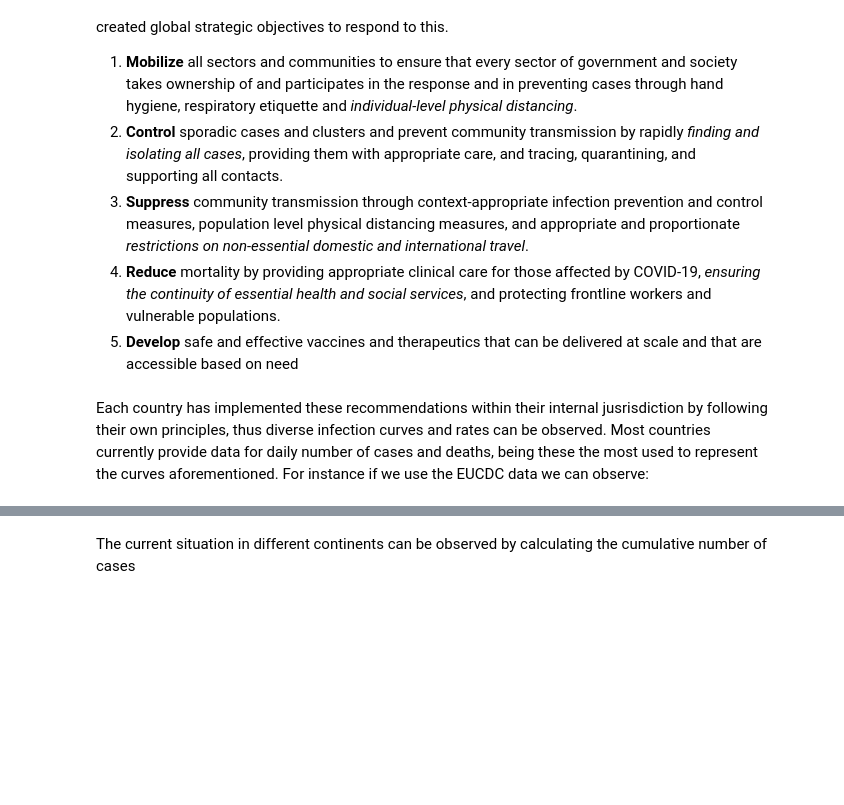
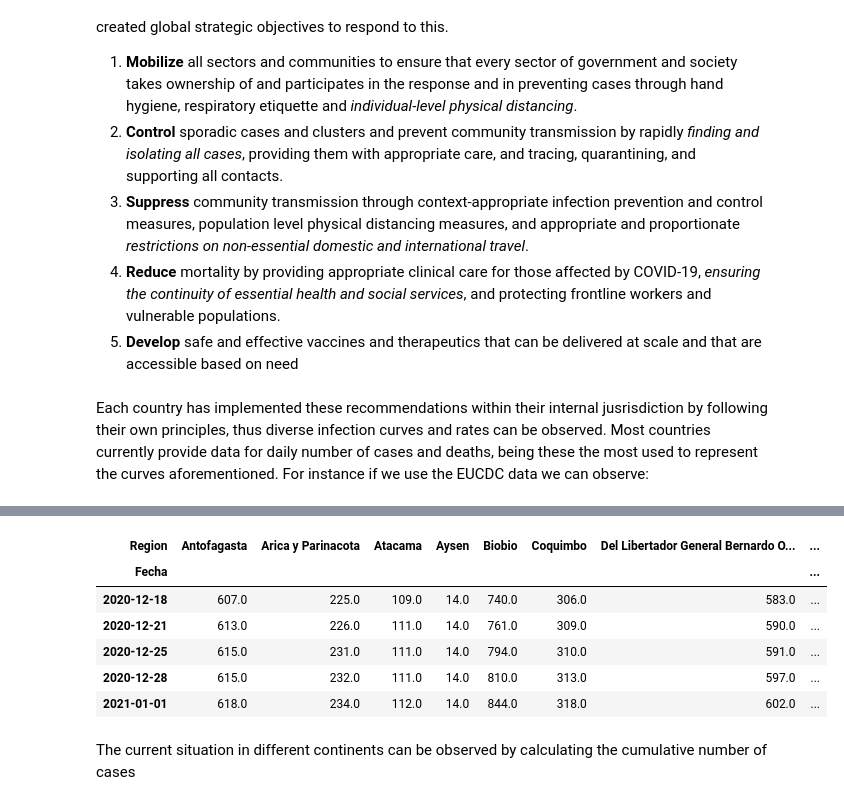
Before and after one commit to millacurafa/seird-model-dashboard, a Jupyter notebook: CovidChile2020.ipynb, the cells around one changed output, grey strips where cells are left out. Saved outputs shown, nothing was run; the diff lists cells and outputs as text; code cells hidden in the pictures; blank space fills up the shorter version.

Commit message:
Improves server functionality
Updates deaths from server
Updates  UI
Adds SEIRD model functionality

```diff
--- a/CovidChile2020.ipynb
+++ b/CovidChile2020.ipynb
@@ -37,3 +37,7 @@ import seaborn as sns
 # Imports Covid19 worldwide data
 
 df_world = pd.read_excel('https://www.ecdc.europa.eu/sites/default/files/documents/COVID-19-geographic-disbtribution-worldwide.xlsx', keep_default_na=False, na_values='')
+# %%
+df_city_deaths = pd.read_csv("https://raw.githubusercontent.com/MinCiencia/Datos-COVID19/master/output/producto38/CasosFallecidosPorComuna_std.csv")
+
+df_city_deaths.head()
@@ -39,0 +51,4 @@ df_world = pd.read_excel('https://www.ecdc.europa.eu/sites/default/files/documen
+# %%
+
+df_deaths_region = df_city_deaths[df_city_deaths['Comuna']=='Total'].groupby(['Region','Fecha'])[['Casos fallecidos']].sum()
+df_deaths_region.reset_index().head()
@@ -40,3 +62,16 @@ df_world = pd.read_excel('https://www.ecdc.europa.eu/sites/default/files/documen
+# %%
+
+df_deaths_current = df_deaths_region.reset_index().pivot(index='Fecha', columns='Region', values='Casos fallecidos')
+
+df_deaths_current.tail()
+# %% [output]
+| Region | Antofagasta | Arica y Parinacota | Atacama | Aysen | Biobio | Coquimbo | Del Libertador General Bernardo O... | ... |
+| Fecha |  |  |  |  |  |  |  | ... |
+| 2020-12-18 | 607.0 | 225.0 | 109.0 | 14.0 | 740.0 | 306.0 | 583.0 | ... |
+| 2020-12-21 | 613.0 | 226.0 | 111.0 | 14.0 | 761.0 | 309.0 | 590.0 | ... |
+| 2020-12-25 | 615.0 | 231.0 | 111.0 | 14.0 | 794.0 | 310.0 | 591.0 | ... |
+| 2020-12-28 | 615.0 | 232.0 | 111.0 | 14.0 | 810.0 | 313.0 | 597.0 | ... |
+| 2021-01-01 | 618.0 | 234.0 | 112.0 | 14.0 | 844.0 | 318.0 | 602.0 | ... |
 # %% [markdown]
 The current situation in different continents can be observed by calculating the cumulative number of cases
 # %%
```
Also changed, not shown: parts of 4 cells of this notebook, 3 other files.
